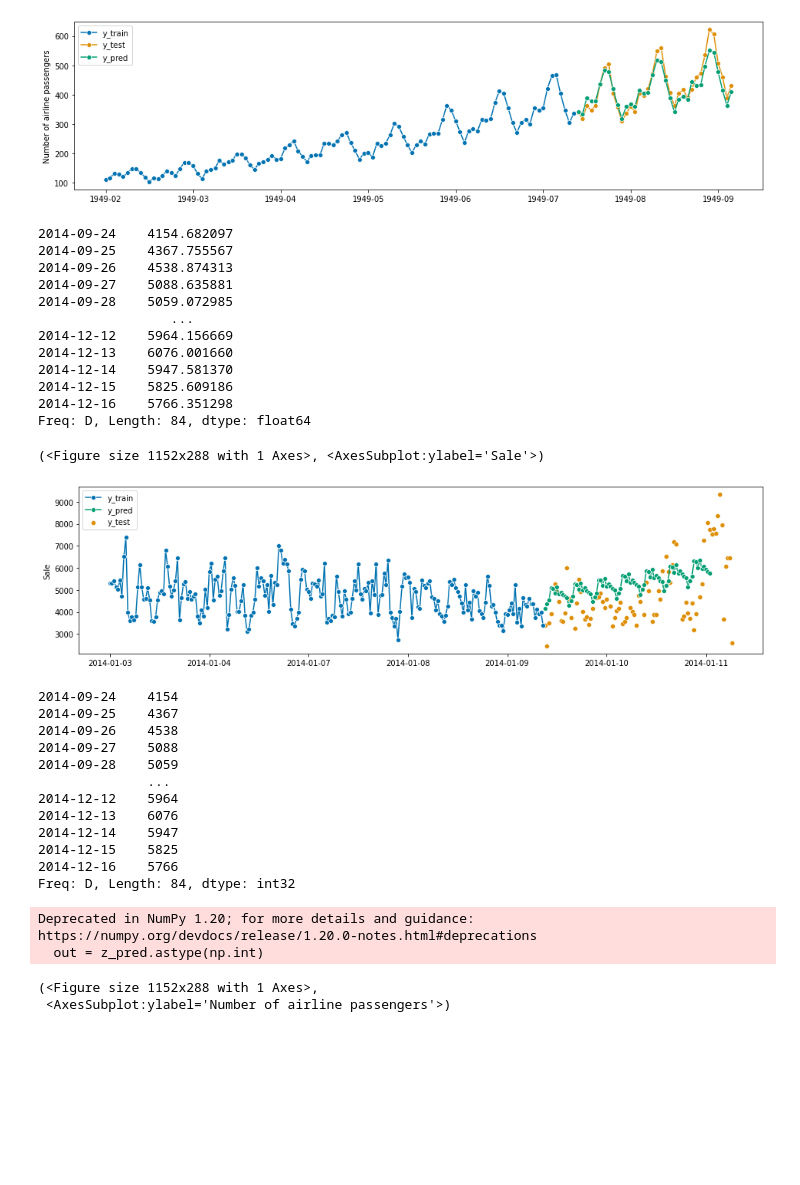
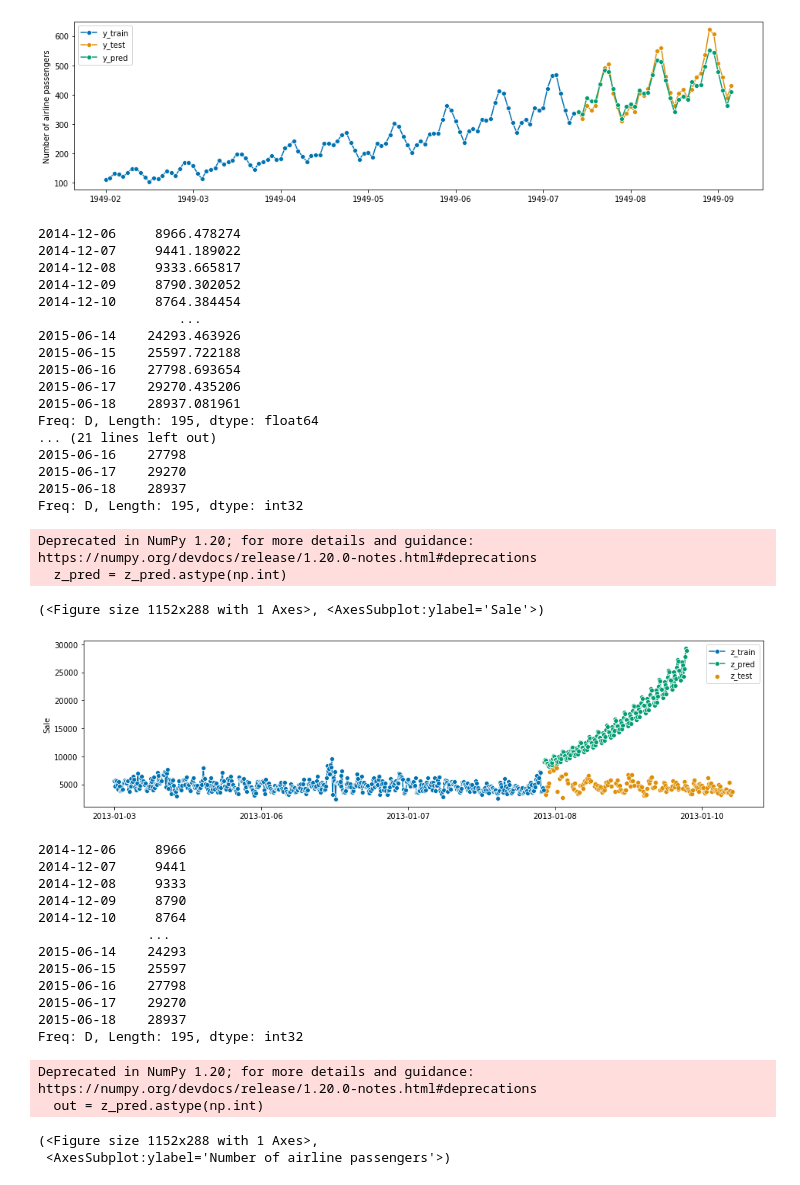
Before and after one commit to gpreet-singh/betasci, a Jupyter notebook: naive.ipynb, the cells around one changed output. Drawn from its saved outputs; the diff is of its cells as text; code cells hidden in the pictures; blank space fills up the shorter version.

```diff
--- a/naive.ipynb
+++ b/naive.ipynb
@@ -23,7 +23,7 @@ simplefilter("ignore", FutureWarning)
 # %%
 #test
 y= load_airline()
-file = "C:/Users/gurpr/Videos/BetaSci/Rossmann_Store1_Data.csv"
+file = "C:/Users/gurpr/Videos/BetaSci/Rossmann_Store1_Data_FULL.csv"
 pwd = os.getcwd()
 os.chdir(os.path.dirname(file))
 df = pd.read_csv(os.path.basename(file), header = 0, parse_dates=True, index_col = 0, squeeze = True)
@@ -71,7 +71,7 @@ print(y_train.dtype)
 float64
 [figure]
 # %%
-z_train, z_test = temporal_train_test_split(df, test_size=84)
+z_train, z_test = temporal_train_test_split(df, test_size=195)
 plot_series(z_train, z_test, labels=["z_train", "z_test"])
 print(z_train.shape[0], z_test.shape[0])
 #z_train.plot()
@@ -163,27 +184,38 @@ plot_series(y_train, y_test, y_pred, labels=["y_train", "y_test", "y_pred"])
 # %%
 forecaster = ExponentialSmoothing(trend="mul", seasonal="mul", sp=12)
 #forecaster = ExponentialSmoothing(trend=None,
                                   #seasonal=None, sp=None)
 forecaster.fit(z_train)
 z_pred = forecaster.predict(fz)
 print(z_pred)
-plot_series(z_train, z_test, z_pred, labels=["y_train", "y_test", "y_pred"])
+z_pred.round()
+z_pred = z_pred.astype(np.int)
+print(z_test)
+print(z_pred)
+plot_series(z_train, z_test, z_pred, labels=["z_train", "z_test", "z_pred"])
 #smape_loss(z_test, z_pred)
 # %% [output]
-2014-09-24    4154.682097
-2014-09-25    4367.755567
-2014-09-26    4538.874313
-2014-09-27    5088.635881
-2014-09-28    5059.072985
-                 ...
-2014-12-12    5964.156669
-2014-12-13    6076.001660
-2014-12-14    5947.581370
-2014-12-15    5825.609186
-2014-12-16    5766.351298
-Freq: D, Length: 84, dtype: float64
+2014-12-06     8966.478274
+2014-12-07     9441.189022
+2014-12-08     9333.665817
+2014-12-09     8790.302052
+2014-12-10     8764.384454
+                  ...
+2015-06-14    24293.463926
+2015-06-15    25597.722188
+2015-06-16    27798.693654
+2015-06-17    29270.435206
+2015-06-18    28937.081961
+Freq: D, Length: 195, dtype: float64
+... (21 lines left out)
+2015-06-16    27798
+2015-06-17    29270
+2015-06-18    28937
+Freq: D, Length: 195, dtype: int32
-(<Figure size 1152x288 with 1 Axes>, <AxesSubplot:ylabel='Sale'>)
+Deprecated in NumPy 1.20; for more details and guidance: https://numpy.org/devdocs/release/1.20.0-notes.html#deprecations
+  z_pred = z_pred.astype(np.int)
+(<Figure size 1152x288 with 1 Axes>, <AxesSubplot:ylabel='Sale'>)
-[figure, old version]
+[figure, new version]
 # %%
 #Save pandas series to csv file
 out = z_pred.astype(np.int)
@@ -191,18 +223,18 @@ out.round()
 print(out)
 out.to_csv(r'C:\Users\gurpr\Videos\BetaSci\es.csv', index=False, header=True)
 # %% [output]
-2014-09-24    4154
-2014-09-25    4367
-2014-09-26    4538
-2014-09-27    5088
-2014-09-28    5059
+2014-12-06     8966
+2014-12-07     9441
+2014-12-08     9333
+2014-12-09     8790
+2014-12-10     8764
               ...
-2014-12-12    5964
-2014-12-13    6076
-2014-12-14    5947
-2014-12-15    5825
-2014-12-16    5766
-Freq: D, Length: 84, dtype: int32
+2015-06-14    24293
+2015-06-15    25597
+2015-06-16    27798
+2015-06-17    29270
+2015-06-18    28937
+Freq: D, Length: 195, dtype: int32
 Deprecated in NumPy 1.20; for more details and guidance: https://numpy.org/devdocs/release/1.20.0-notes.html#deprecations
   out = z_pred.astype(np.int)
 # %%
```
Also changed, not shown: parts of 8 cells of this notebook, 3 other files.
